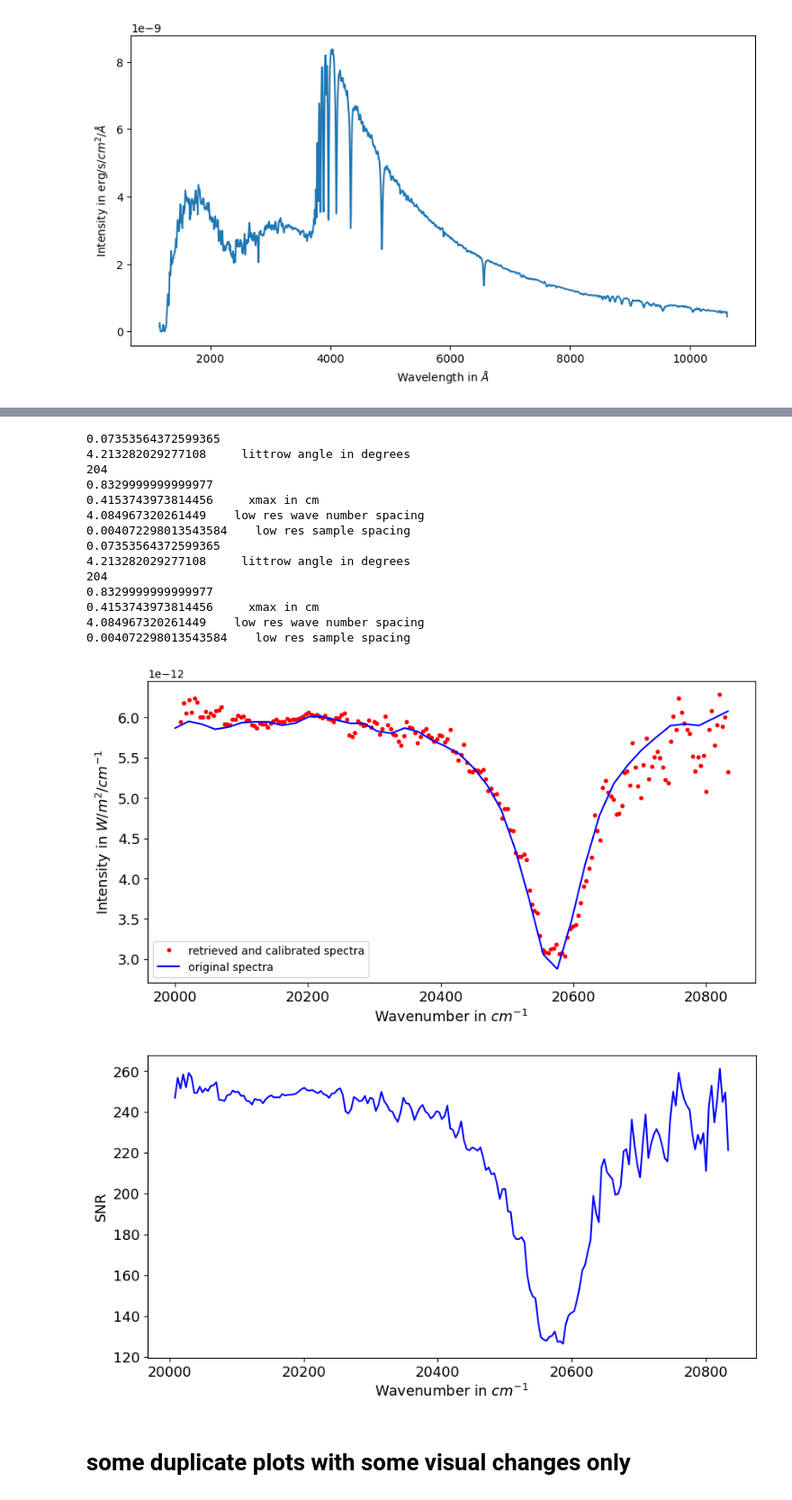
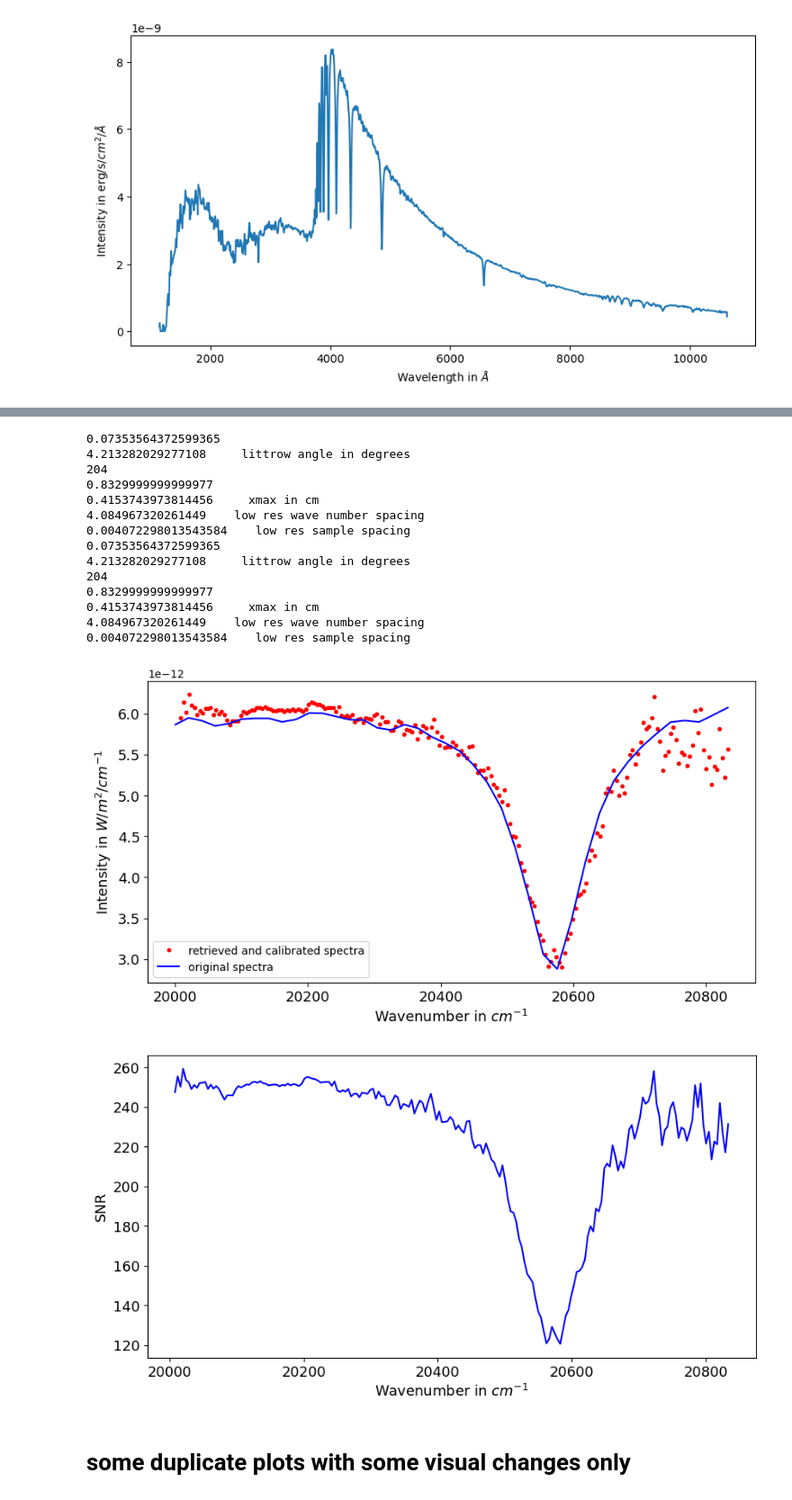
Before and after one commit to AyanS13/Spatial-Heterodyne-Spectrograph-simulator, a Jupyter notebook: 2D SHS Model _ Ayan Sahoo.ipynb, the cells around one changed output, grey strips where cells are left out. Shown at 90% size. Saved outputs shown, nothing was run; the diff lists cells and outputs as text; code cells hidden in the pictures.

```diff
--- a/2D SHS Model _ Ayan Sahoo.ipynb
+++ b/2D SHS Model _ Ayan Sahoo.ipynb
@@ -153,7 +153,7 @@ ModuleNotFoundError: No module named 'requests'
 # %%
 # plotting the raw fits file
 
-hdul = fits.open('C:/Users/user/Downloads/pickles_10.fits')
+hdul = fits.open("pickles_10.fits")
 print(hdul[1].columns)
 
 spec = hdul[1].data['FLUX']
@@ -264,7 +264,7 @@ N_high = math.ceil(N_high)
 ## 1
 import matplotlib.pyplot as plt
 import numpy as np
-data = np.loadtxt('C:/Users/user/Downloads/entrance and exit transmission.txt',skiprows=1)
+data = np.loadtxt('entrance and exit transmission.txt',skiprows=1)
 wavelength_ee = data[:, 0]  # Access the first column
 transmission_ee = data[:, 1]  # Access the second column
 # Repeat for other columns as needed
@@ -282,7 +282,7 @@ transmission_ee =np.array(transmission_ee)/100
 ##2
 import matplotlib.pyplot as plt
 import numpy as np
-data = np.loadtxt('C:/Users/user/Downloads/beam splitter trans.txt')
+data = np.loadtxt('beam splitter trans.txt')
 wavelength = data[:, 0]  # Access the first column
 transmission_P = data[:, 1]  # Access the second column
 transmission_S = data[:, 2]
@@ -410,6 +410,7 @@ def error_induction(n,ARR,t_int,y_corr_og,K_og,d_k,A_a):
 
     tot_photon_SHS = np.sum(np.array([photon_k[i]*abs(d_k[i]) for i in range(len(d_k))]))
     photon_x = I_pro * tot_photon_SHS ## gives the total photon count at each pixel for given entrance aperture and integration time
+    shotty_photon_x = np.random.poisson(lam=photon_x)  # photon noise is inherently a result of poisson distribution
 
     ############################################################################
 
@@ -417,28 +418,36 @@ def error_induction(n,ARR,t_int,y_corr_og,K_og,d_k,A_a):
     QE_mean = np.average(Q)
 
     ############################################################################
-    electron_x = photon_x * QE_mean
+    # electron_x = photon_x * QE_mean
+    electron_x = shotty_photon_x * QE_mean
     ############################################################################
 
     ## SHOT NOISE at each pixel
 
-    shot_electron_x = (np.sqrt(electron_x))  ##electrons/pixel
+    # shot_electron_x = (np.sqrt(electron_x))  ##electrons/pixel
 
     ############################################################################
-    read = 1 #electrons
-    read_electron_x = np.ones((n,n))*read/n**2
-    #read_electron_x = np.zeros((n,n))
+    # read = 1 #electrons
+    # read_electron_x = np.ones((n,n))*read/n**2
+    # read_electron_x = np.zeros((n,n))
 
-    dark_current = 0.1*np.ones((n,n)) #electrons/s/pixel
-    dark_electron_x = np.sqrt(dark_current * t_int) #electrons/pixel
+    # dark_current = 0.1*np.ones((n,n)) #electrons/s/pixel
+    # dark_electron_x = np.sqrt(dark_current * t_int) #electrons/pixel
     #dark_electron_x = np.zeros((n,n))
     ############################################################################
-    noise_electron_x = np.zeros((n,n))
-    for i in range(n):
-        for j in range(n):
-            noise_electron_x[i,j] = np.random.randn()*(shot_electron_x[i,j]) + np.random.randn()*(read_electron_x[i,j]) + np.random.randn()*(dark_electron_x[i,j]) #np.random.randn()*
+    # noise_electron_x = np.zeros((n,n))
+    # for i in range(n):
+        # for j in range(n):
+            # noise_electron_x[i,j] = np.random.randn()*(shot_electron_x[i,j]) + np.random.randn()*(read_electron_x[i,j]) + np.random.randn()*(dark_electron_x[i,j]) #np.random.randn()*
 
-    real_electron_x = electron_x + noise_electron_x
+    # real_electron_x = electron_x + noise_electron_x
+    read = 1
+    read_noise_x = np.random.normal(0, read, size=electron_x.shape)
+
+    dark_current_mean = 0.1  # Dark current mean in electrons per pixel per second
+    dark_noise_std = np.sqrt(dark_current_mean * t_int)  # Dark noise standard deviation
+    dark_noise_x = np.random.normal(0, dark_noise_std, size=electron_x.shape)
+    real_electron_x = electron_x + read_noise_x + dark_noise_x
 
     ############################################################################
 
@@ -448,13 +457,15 @@ def error_induction(n,ARR,t_int,y_corr_og,K_og,d_k,A_a):
     real_I_x = tot_pro * electron_pro_x  #again W/m2
 
 
-    noise_x = np.sqrt(electron_x + (read_electron_x)**2 + dark_electron_x)# + 75**2 + 100**2)
-    #trial_snr = np.average((electron_x/noise_x).flatten())
+    # noise_x = np.sqrt(electron_x + (read_electron_x)**2 + dark_electron_x)# + 75**2 + 100**2)
+    noise_x = np.sqrt(electron_x + (read_noise_x)**2 + dark_noise_x)
+    # trial_snr = np.average((electron_x/noise_x).flatten())
     j = (electron_x/noise_x)
     c = (j[int(n/2)]+j[int(n/2)-1])/2
     trial_snr = (c[int(n/2)]+c[int(n/2)-1])/2
     #return noise_x, real_I_x, real_electron_x
-    return abs(noise_electron_x), real_I_x, electron_x, trial_snr
+    # return abs(noise_electron_x), real_I_x, electron_x, trial_snr
+    return abs(noise_x), real_I_x, electron_x, trial_snr
     ## not much difference in returning either of these
 ################################################################################
 
@@ -725,35 +736,35 @@ plt.xticks(fontsize=13)
 plt.plot(k[2:],SNR_spectral_array[2:], 'b')
 #plt.plot(k, SNR_spectral_array, 'r')
 plt.show()
 # %% [output]
 [figure]
 [figure]
 1000 length of interpolated spectral data array
 0.07353564372599365
 4.213282029277108     littrow angle in degrees
 204
 0.8329999999999977
 0.4153743973814456     xmax in cm
 4.084967320261449    low res wave number spacing
 0.004072298013543584    low res sample spacing
 [figure]
 [figure]
 0.07353564372599365
 4.213282029277108     littrow angle in degrees
 204
 0.8329999999999977
 0.4153743973814456     xmax in cm
 4.084967320261449    low res wave number spacing
 0.004072298013543584    low res sample spacing
 0.07353564372599365
 4.213282029277108     littrow angle in degrees
 204
 0.8329999999999977
 0.4153743973814456     xmax in cm
 4.084967320261449    low res wave number spacing
 0.004072298013543584    low res sample spacing
-[figure, old version]
+[figure, new version]
-[figure, old version]
+[figure, new version]
 # %% [markdown]
 # some duplicate plots with some visual changes only
 # %%
```
Also changed, not shown: parts of 3 cells of this notebook.
